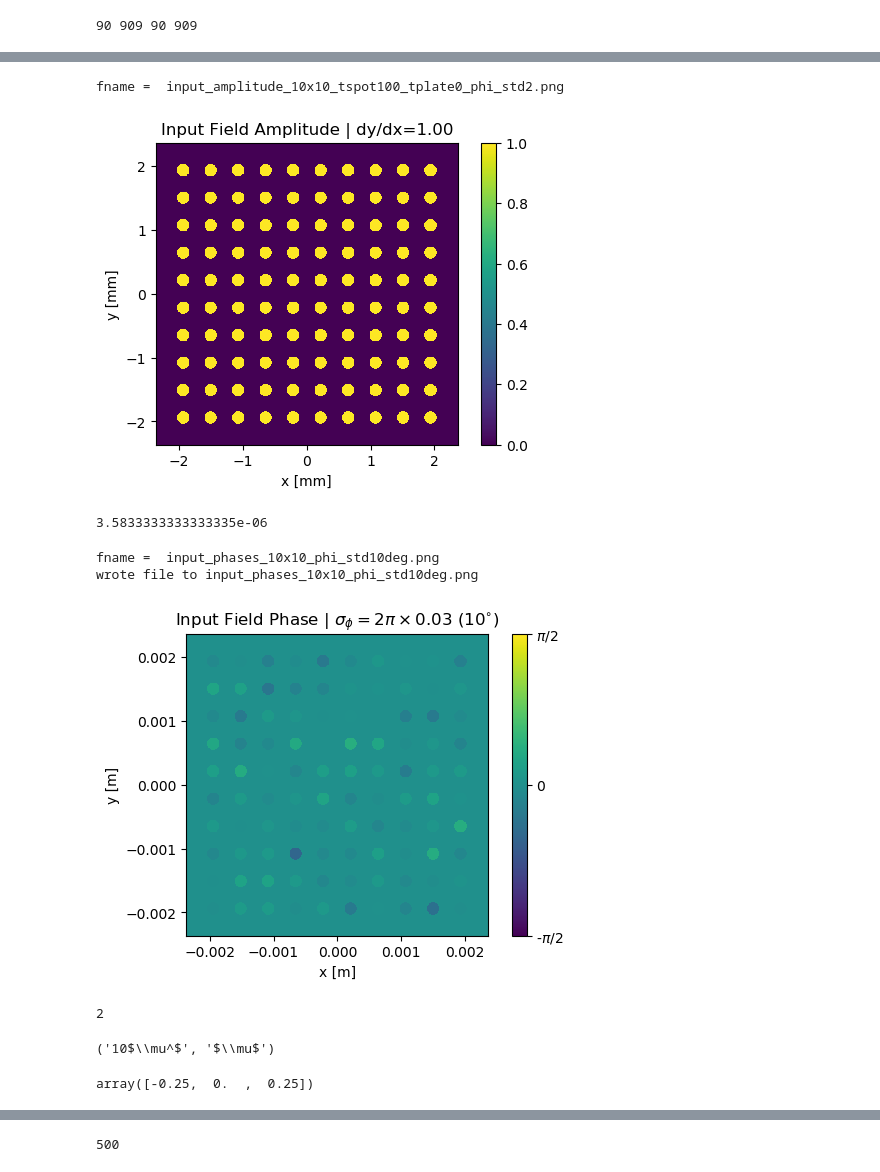
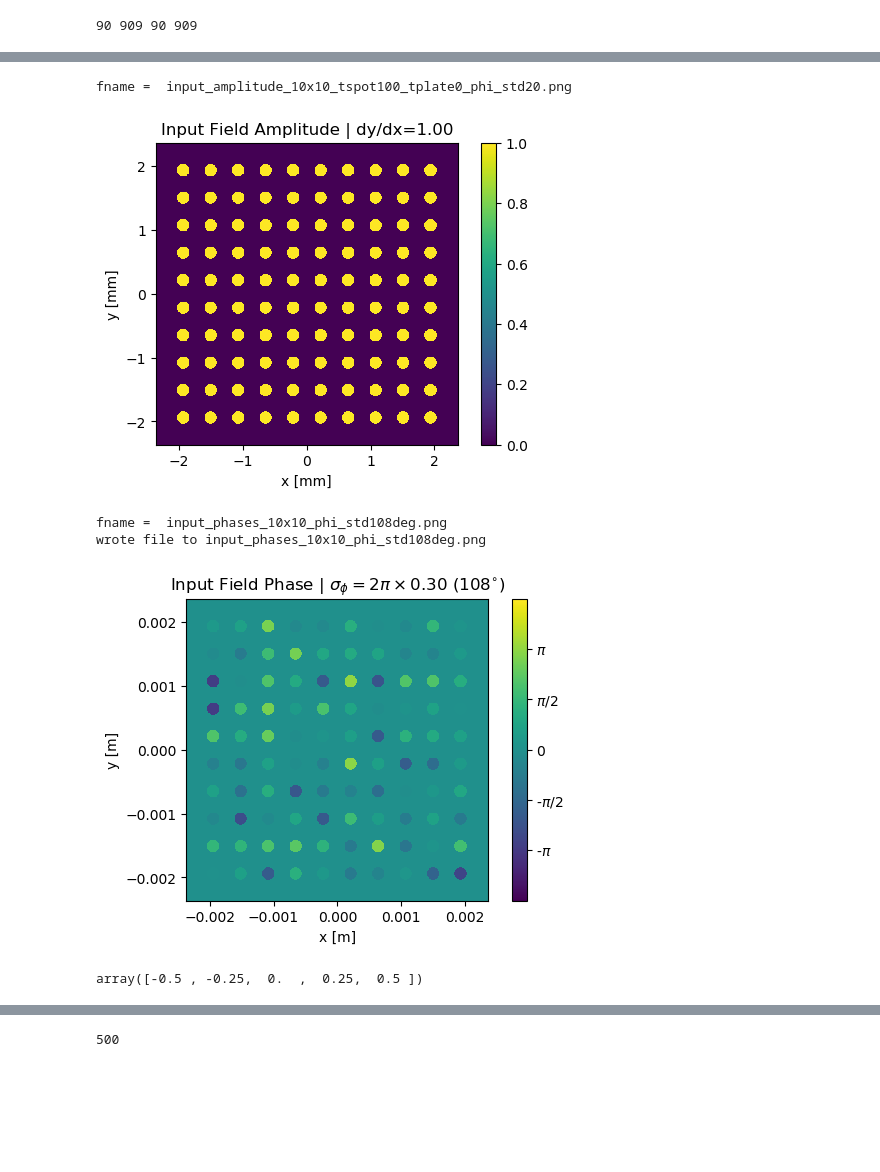
Before and after one commit to prhuft/fourier-optics, a Jupyter notebook: nonuniform_array.ipynb, the cells around one changed output, grey strips where cells are left out. Cells and saved outputs as stored; diff of their text form; code cells hidden in the pictures; blank space fills up the shorter version.

```diff
--- a/nonuniform_array.ipynb
+++ b/nonuniform_array.ipynb
@@ -51,7 +51,7 @@ b=0.005031, a=0.0001, dx=0.00043, dy=0.00043, xnum=10, ynum=10
 zTalbotx=0.000101, zTalboty=0.000101
 # %%
 pts = 1000
-phi_std= 1/36 # 10 degrees
+phi_std= .30 # [rad]
 pos_std=None
 r_aper = 0 # aperture reflectivity
 t_plate = 0 # plate transmissivity
@@ -90,10 +84,6 @@ if savefile:
     plt.savefig(fname, bbox_inches='tight')
     print('wrote file to',fname)
 # %% [output]
-fname =  input_amplitude_10x10_tspot100_tplate0_phi_std2.png
+fname =  input_amplitude_10x10_tspot100_tplate0_phi_std20.png
 [figure]
-# %%
-xnum*dx/pts
-# %% [output]
-3.5833333333333335e-06
 # %%
@@ -105,43 +95,34 @@ mask *= phases
 # %%
 ## plot the phases of the input mask
 
 savefile=True
 if phi_std is not None:
-    fname = f'input_phases_{xnum}x{ynum}_std{int(100*phi_std)}.png'
+    fname = f'input_phases_{xnum}x{ynum}_phi_std{int(phi_std*360)}deg.png'
 else:
     fname = f'input_phases_{xnum}x{ynum}.png'
-fname = f'input_phases_{xnum}x{ynum}_phi_std10deg.png'
 print('fname = ', fname)
 
 plt.close()
 fig,ax = figax(xlabel=r'x [m]', ylabel=r'y [m]')
 fig.dpi = 100
 scl = 1e6
 title = rf'Input Field Phase'
 if phi_std is not None:
     title += rf' | $\sigma_{{\phi}}=2\pi \times {phi_std:0.2f}$ ({int(phi_std*360)}$^{{\circ}})$'
 ax.set_title(title)
 cax = ax.imshow(angle(mask)/(2*pi), extent=[-w, w, -w, w])
-cax.set_norm(colors.Normalize(vmin=-.25, vmax=.25))
-cbar = fig.colorbar(cax, ticks=arange(-.25,.5, .25))
-cbar.ax.set_yticklabels([r'-$\pi$/2',0,r'$\pi$/2']) #[r'-$\pi$',r'-$\pi$/2',0,r'$\pi$/2',r'$\pi$'])
+cax.set_norm(colors.Normalize(vmin=-.75, vmax=.75))
+cbar = fig.colorbar(cax, ticks=arange(-.5,.75, .25))
+cbar.ax.set_yticklabels([r'-$\pi$',r'-$\pi$/2',0,r'$\pi$/2',r'$\pi$']) #[r'-$\pi$',r'-$\pi$/2',0,r'$\pi$/2',r'$\pi$'])
 
 if savefile:
     plt.savefig(fname, bbox_inches='tight')
     print('wrote file to',fname)
 # %% [output]
-fname =  input_phases_10x10_phi_std10deg.png
-wrote file to input_phases_10x10_phi_std10deg.png
+fname =  input_phases_10x10_phi_std108deg.png
+wrote file to input_phases_10x10_phi_std108deg.png
-[figure, old version]
+[figure, new version]
-# %%
-int(phi_std*100)
-# %% [output]
-2
-# %%
-rf'{int(phi_std*360)}$^{\circ}$', r'$\mu$'
-# %% [output]
-('10$\\mu^$', '$\\mu$')
 # %%
-arange(-.25,.5, .25)
+arange(-.5,.75, .25)
 # %% [output]
-array([-0.25,  0.  ,  0.25])
+array([-0.5 , -0.25,  0.  ,  0.25,  0.5 ])
```
Also changed, not shown: parts of 5 cells of this notebook, 29 other files.
